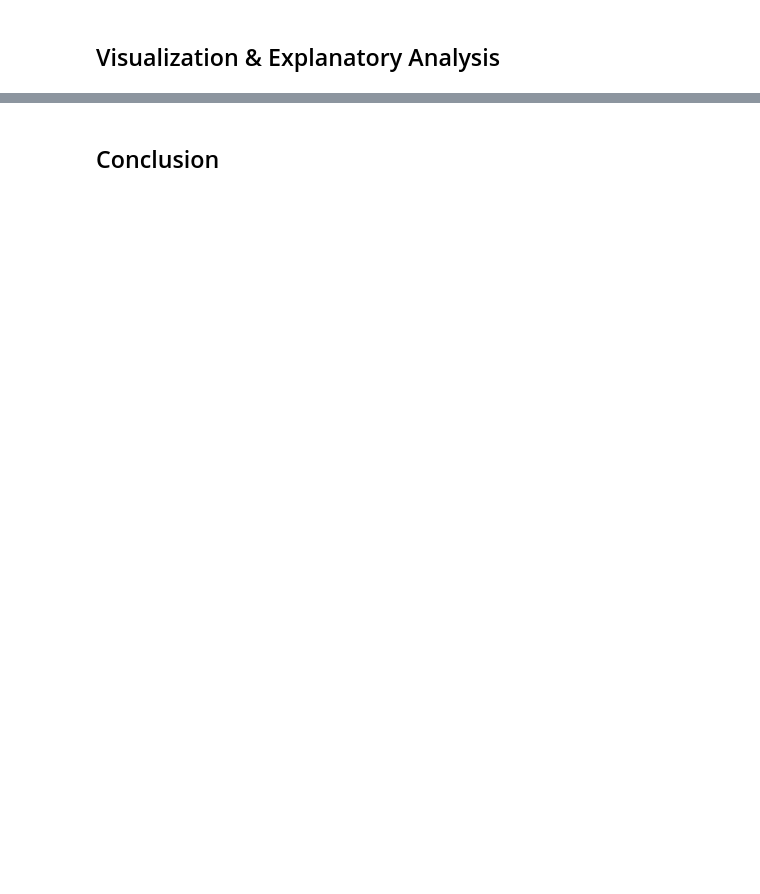
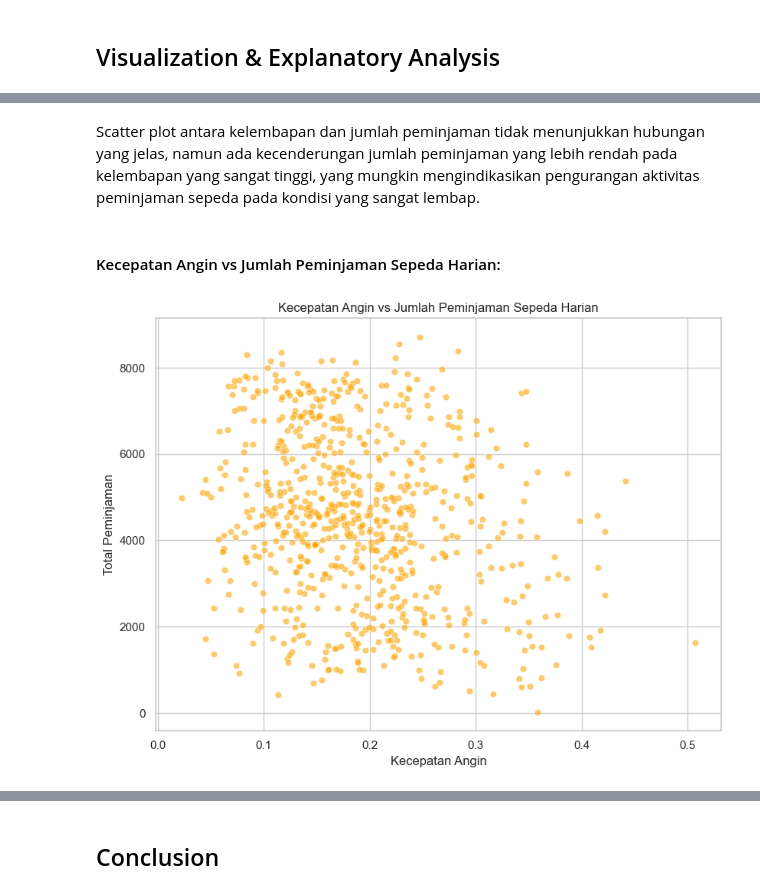
Before and after one commit to Aelzi/Analisis_Data_Dicoding, a Jupyter notebook: Proyek_Analisis_Data.ipynb, the cells around one changed output, grey strips where cells are left out. Drawn from its saved outputs; the diff is of its cells as text; code cells hidden in the pictures; blank space fills up the shorter version.

```diff
--- a/Proyek_Analisis_Data.ipynb
+++ b/Proyek_Analisis_Data.ipynb
@@ -238,0 +285,17 @@ df_hour
+# %% [markdown]
+
+Scatter plot antara kelembapan dan jumlah peminjaman tidak menunjukkan hubungan yang jelas, namun ada kecenderungan jumlah peminjaman yang lebih rendah pada kelembapan yang sangat tinggi, yang mungkin mengindikasikan pengurangan aktivitas peminjaman sepeda pada kondisi yang sangat lembap.
+# %% [markdown]
+#### Kecepatan Angin vs Jumlah Peminjaman Sepeda Harian:
+# %%
+# Kecepatan Angin (windspeed) vs Jumlah Peminjaman
+plt.figure(figsize=(16, 12))
+plt.subplot(2, 2, 3)
+sns.scatterplot(x='windspeed', y='cnt', data=df_day, color='orange', alpha=0.6)
+plt.title('Kecepatan Angin vs Jumlah Peminjaman Sepeda Harian')
+plt.xlabel('Kecepatan Angin')
+plt.ylabel('Total Peminjaman')
+plt.tight_layout()
+plt.show()
+# %% [output]
+[figure, added]
```
Also changed, not shown: parts of 39 cells of this notebook.
